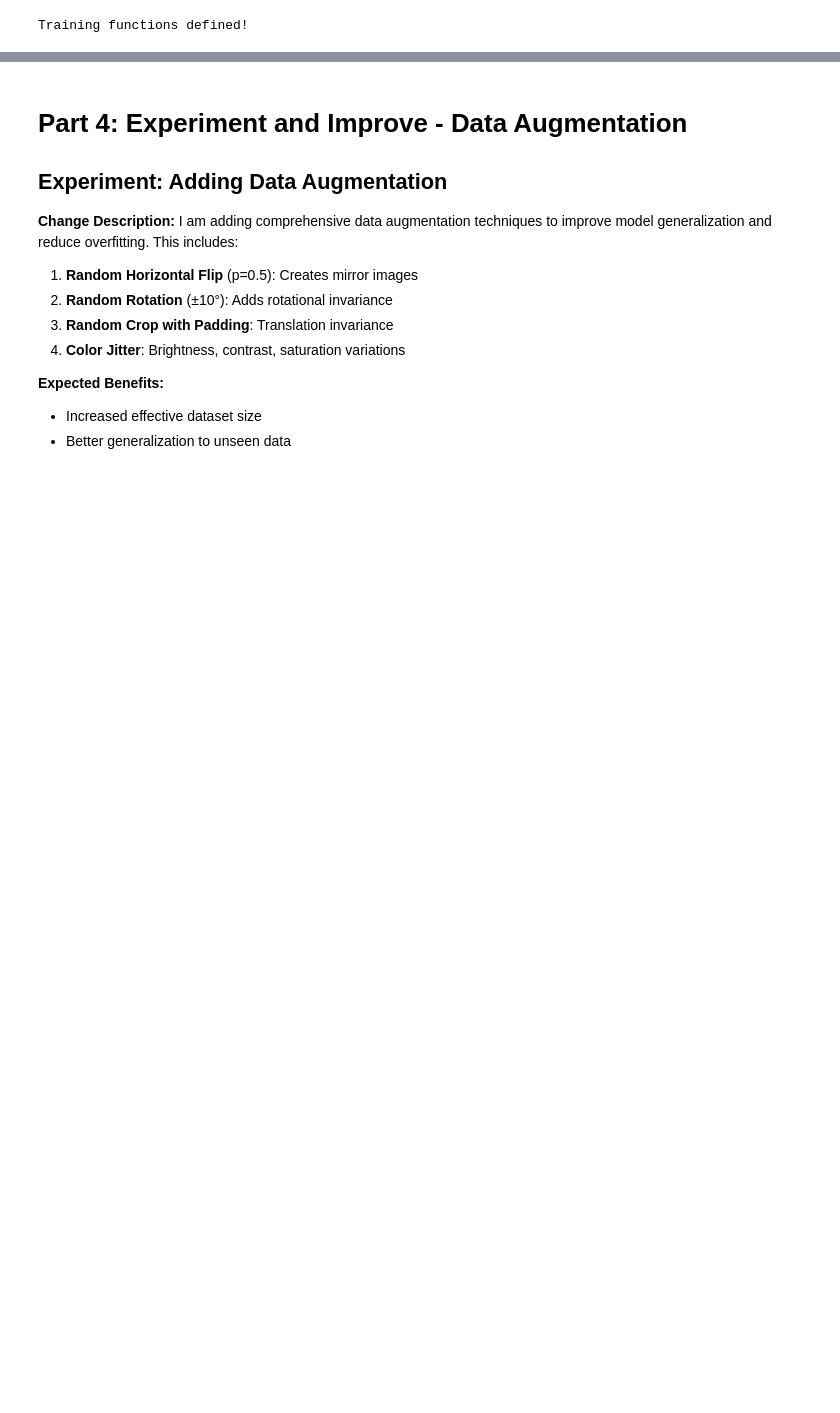
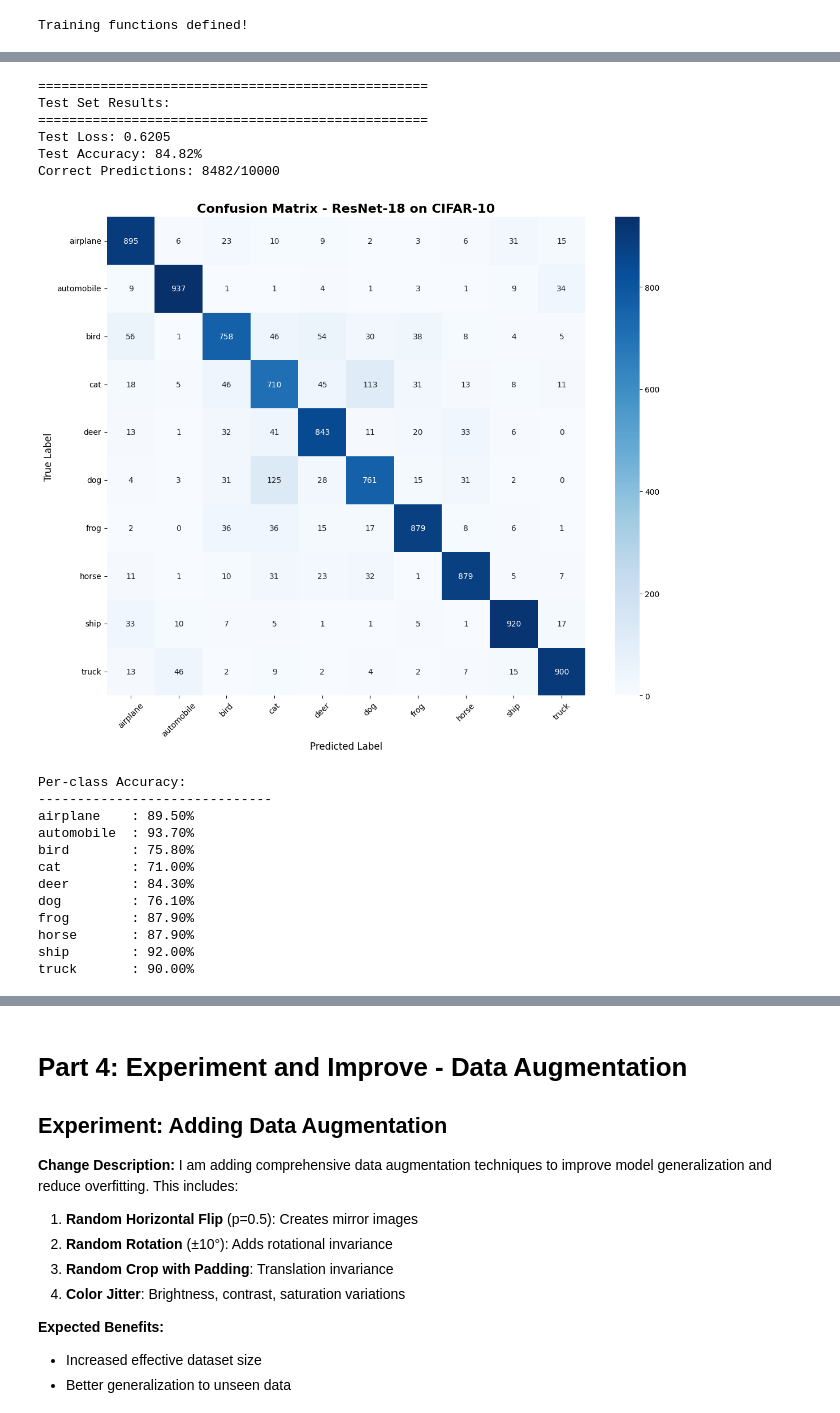
Before and after one commit to sbeeredd04/sandbox_private, a Jupyter notebook: ML/CNN/cnn.ipynb, the cells around one changed output, grey strips where cells are left out. Cells and saved outputs as stored; diff of their text form; code cells hidden in the pictures; blank space fills up the shorter version.

```diff
--- a/ML/CNN/cnn.ipynb
+++ b/ML/CNN/cnn.ipynb
@@ -368,4 +397,0 @@ ResNet-18 model created successfully!
-# %%
-#get the summary of the model
-model = ResNet18(num_classes=10)
-print(model)
@@ -652,35 +679,57 @@ def evaluate_test_set(model, test_loader, criterion, device):
 
 # Evaluate on test set
 test_loss, test_acc, predictions, targets = evaluate_test_set(model, test_loader, criterion, device)
+# %% [output]
+==================================================
+Test Set Results:
+==================================================
+Test Loss: 0.6205
+Test Accuracy: 84.82%
+Correct Predictions: 8482/10000
 # %%
 # Confusion Matrix
 def plot_confusion_matrix(targets, predictions, classes):
-    """Plot confusion matrix"""
+
     cm = confusion_matrix(targets, predictions)
 
     plt.figure(figsize=(12, 10))
     sns.heatmap(cm, annot=True, fmt='d', cmap='Blues',
                 xticklabels=classes, yticklabels=classes)
     plt.title('Confusion Matrix - ResNet-18 on CIFAR-10', fontsize=16, fontweight='bold')
     plt.xlabel('Predicted Label', fontsize=12)
     plt.ylabel('True Label', fontsize=12)
     plt.xticks(rotation=45)
     plt.yticks(rotation=0)
     plt.tight_layout()
+    plt.savefig('plots/confusion_matrix_baseline.png', dpi=150, bbox_inches='tight')
     plt.show()
 
     # Per-class accuracy
     class_accuracies = cm.diagonal() / cm.sum(axis=1)
 
     print("\nPer-class Accuracy:")
     print("-" * 30)
     for i, class_name in enumerate(classes):
         print(f"{class_name:12}: {class_accuracies[i]*100:.2f}%")
 
     return cm
 
 # Plot confusion matrix
 cm = plot_confusion_matrix(targets, predictions, classes)
+# %% [output]
+[figure, added]
+Per-class Accuracy:
+------------------------------
+airplane    : 89.50%
+automobile  : 93.70%
+bird        : 75.80%
+cat         : 71.00%
+deer        : 84.30%
+dog         : 76.10%
+frog        : 87.90%
+horse       : 87.90%
+ship        : 92.00%
+truck       : 90.00%
 # %%
 # Analyze misclassified examples
 def analyze_misclassifications(model, test_loader, device, classes, num_examples=12):
```
Also changed, not shown: parts of 17 cells of this notebook, 12 other files.
